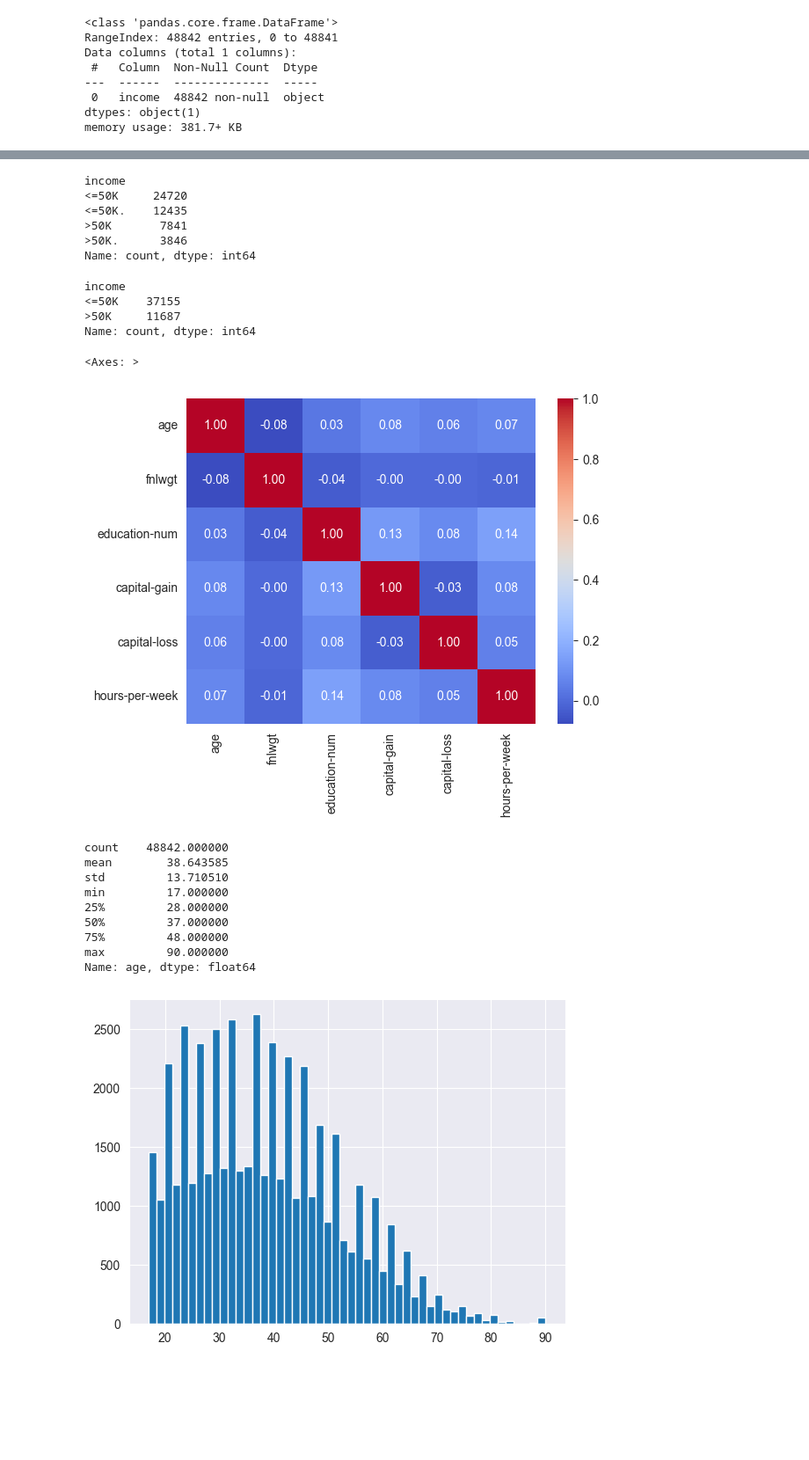
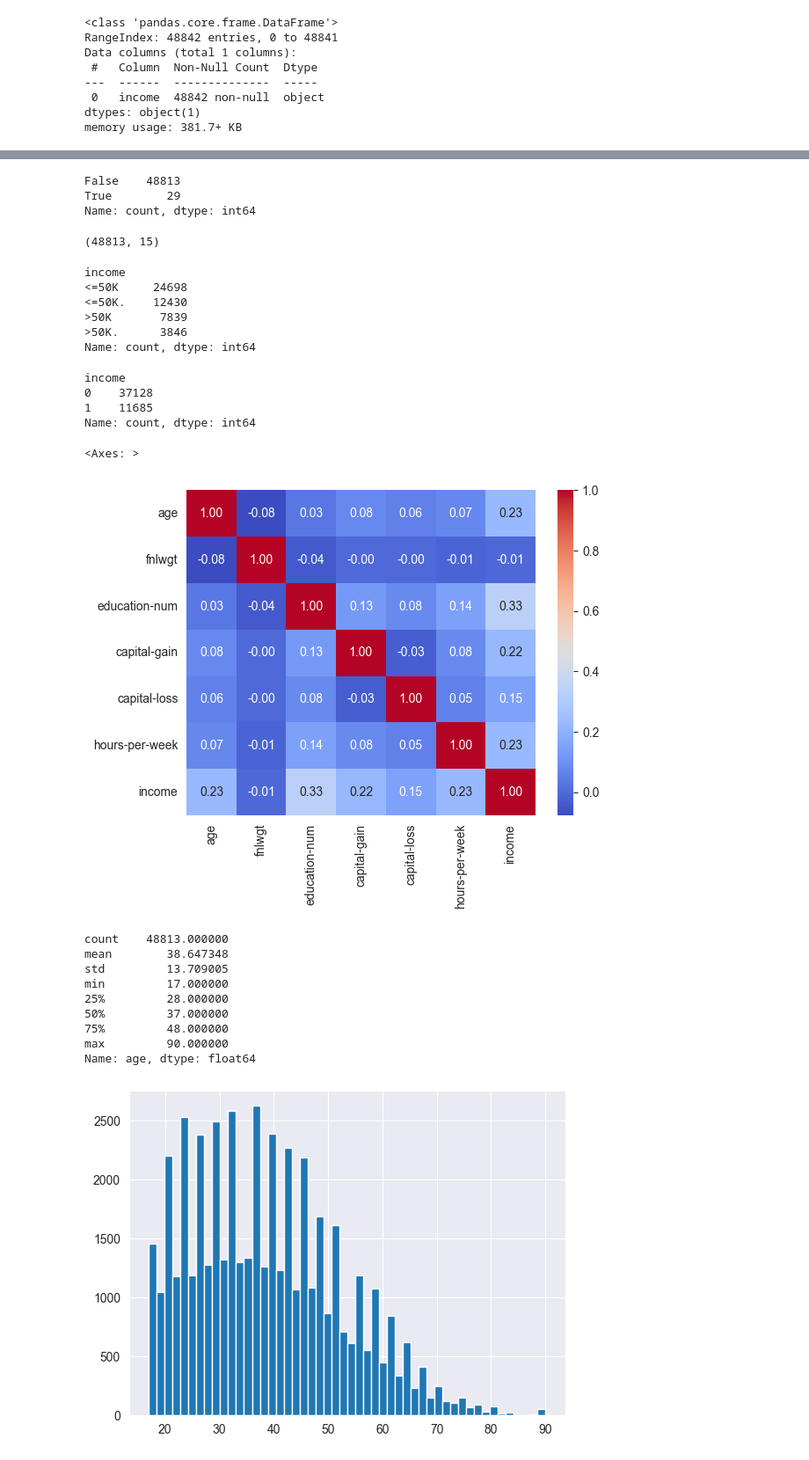
Before and after one commit to RumethSandinu/adult_income_analysis, a Jupyter notebook: adult_income_analysis.ipynb, the cells around one changed output, grey strips where cells are left out. Shown at 88% size. Drawn from its saved outputs; the diff is of its cells as text; code cells hidden in the pictures; blank space fills up the shorter version.

```diff
--- a/adult_income_analysis.ipynb
+++ b/adult_income_analysis.ipynb
@@ -61,44 +61,57 @@ df.sample(3)
+# %%
+df.duplicated().value_counts()
+# %% [output]
+False    48813
+True        29
+Name: count, dtype: int64
+# %%
+df = df.drop_duplicates(keep='first')
+df.shape
+# %% [output]
+(48813, 15)
 # %%
 # view unique values with value counts
 df['income'].value_counts()
 # %% [output]
 income
-<=50K     24720
-<=50K.    12435
->50K       7841
+<=50K     24698
+<=50K.    12430
+>50K       7839
 >50K.      3846
 Name: count, dtype: int64
 # %%
 def process_income(income):
-    if income == '<=50K.':
-        return '<=50K'
-    elif income == '>50K.':
-        return '>50K'
-    else:
-        return income
+    if income == '>50K.':
+        return 1
+    elif income == '<=50K.':
+        return 0
+    elif income == '>50K':
+        return 1
+    elif income == '<=50K':
+        return 0
 
 df['income'] = df['income'].apply(process_income)
 df['income'].value_counts()
 # %% [output]
 income
-<=50K    37155
->50K     11687
+0    37128
+1    11685
 Name: count, dtype: int64
 # %%
 import seaborn as sns
 # %%
-neumerical_features = df.select_dtypes(include=['int64', 'float64'])
+neumerical_features = df.select_dtypes(include=['int64'])
 corr_metrics = neumerical_features.corr()
 sns.heatmap(corr_metrics, annot=True, fmt='.2f', cmap='coolwarm')
 # %% [output]
 <Axes: >
-[figure, old version]
+[figure, new version]
 # %%
 df['age'].describe()
 # %% [output]
-count    48842.000000
-mean        38.643585
-std         13.710510
+count    48813.000000
+mean        38.647348
+std         13.709005
 min         17.000000
 25%         28.000000
 50%         37.000000
```
Also changed, not shown: parts of 72 cells of this notebook.
